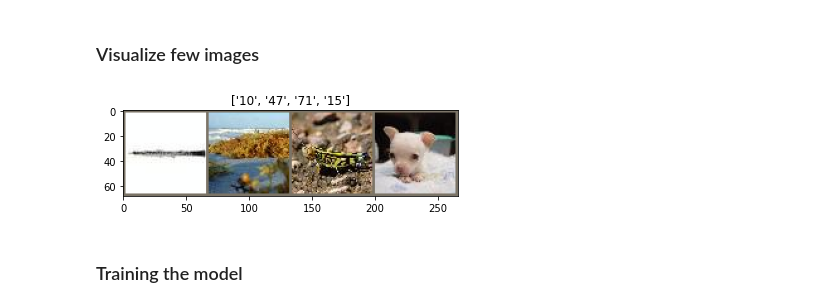
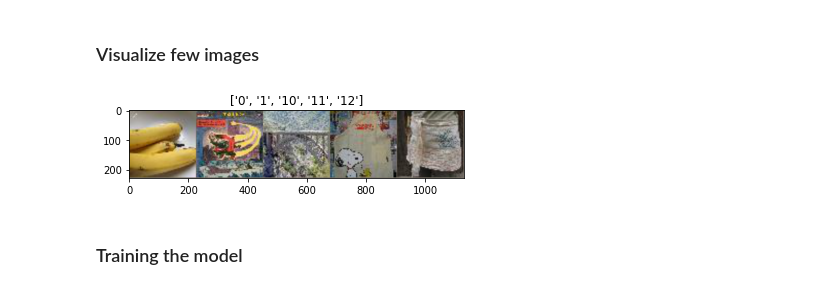
Before and after one commit to TruscaPetre/AAIT-Nosy-Missing-Labels, a Jupyter notebook: tutorial colab.ipynb, the cells around one changed output. Cells and saved outputs as stored; diff of their text form; code cells hidden in the pictures.

```diff
--- a/tutorial colab.ipynb
+++ b/tutorial colab.ipynb
@@ -151,7 +172,7 @@ Sequential(
 img_path = df.iloc[1]["sample"]
 input_image = Image.open(f"data/{img_path}")
 preprocess = transforms.Compose([
-    # transforms.Resize(256),
+    transforms.Resize(224),
     # transforms.CenterCrop(224),
     transforms.ToTensor(),
     transforms.Normalize(mean=[0.485, 0.456, 0.406], std=[0.229, 0.224, 0.225]),
@@ -232,34 +255,34 @@ image_dataset = datasets.ImageFolder(data_dir, preprocess)
 # We don't want to create a single dataset because we want to have a dataset for evaluation also
 # dataloader  = torch.utils.data.DataLoader(image_dataset, batch_size = 4, shuffle = True, num_workers = 4)
 # %%
-# split data into train and eval
+# split data into train and val
 
 dataset_size = len(image_dataset)
 print(dataset_size)
 split = int(dataset_size*0.8)
 train_size = split
 print(train_size)
-eval_size = dataset_size - split
-print(eval_size)
-assert eval_size+train_size == dataset_size
-class_names = image_dataset.classes
+val_size = dataset_size - split
+print(val_size)
+assert val_size+train_size == dataset_size
+class_names = image_dataset.dataset.classes
 
 # Create a sampler for the training set
 train_sampler = SubsetRandomSampler(range(split))
 
-# Create a sampler for the evaluation set
-eval_sampler = SubsetRandomSampler(range(split, dataset_size))
+# Create a sampler for the valuation set
+val_sampler = SubsetRandomSampler(range(split, dataset_size))
 
-# Create DataLoaders for the training and evaluation sets
+# Create DataLoaders for the training and valuation sets
 train_dataloader = torch.utils.data.DataLoader(image_dataset, batch_size=32, sampler=train_sampler)
-eval_dataloader = torch.utils.data.DataLoader(image_dataset, batch_size=32, sampler=eval_sampler)
+val_dataloader = torch.utils.data.DataLoader(image_dataset, batch_size=32, sampler=val_sampler, shuffle=False)
 dataloaders = {
     "train":train_dataloader,
-    "eval":eval_dataloader,
+    "val":val_dataloader,
 }
 dataset_sizes = {
     "train":train_size,
-    "eval":eval_size,
+    "val":val_size,
 }
 device = torch.device("cuda:0" if torch.cuda.is_available() else "cpu")
 # %% [output]
@@ -271,26 +294,26 @@ device = torch.device("cuda:0" if torch.cuda.is_available() else "cpu")
 # %%
 def imshow(inp, title=None):
     """Imshow for Tensor."""
     inp = inp.numpy().transpose((1, 2, 0))
     mean = np.array([0.485, 0.456, 0.406])
     std = np.array([0.229, 0.224, 0.225])
     inp = std * inp + mean
     inp = np.clip(inp, 0, 1)
     plt.imshow(inp)
     if title is not None:
         plt.title(title)
     plt.pause(0.001)  # pause a bit so that plots are updated
 
 
 # Get a batch of training data
-inputs, classes = next(iter(dataloader))
+inputs, classes = next(iter(dataloaders['train']))
 
 # Make a grid from batch
-out = torchvision.utils.make_grid(inputs)
+out = torchvision.utils.make_grid(inputs[:5])
 
-imshow(out, title=[class_names[x] for x in classes])
+imshow(out[:5], title=[class_names[x] for x in range(5)])
 # %% [output]
-[figure, old version]
+[figure, new version]
 # %% [markdown]
 ### Training the model
 # %%
```
Also changed, not shown: parts of 23 cells of this notebook.
